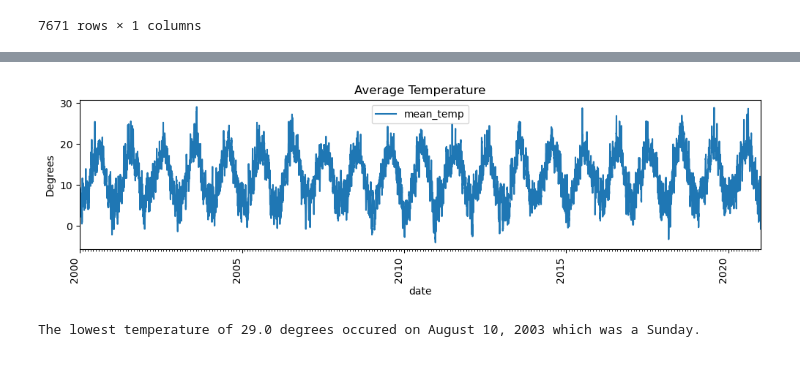
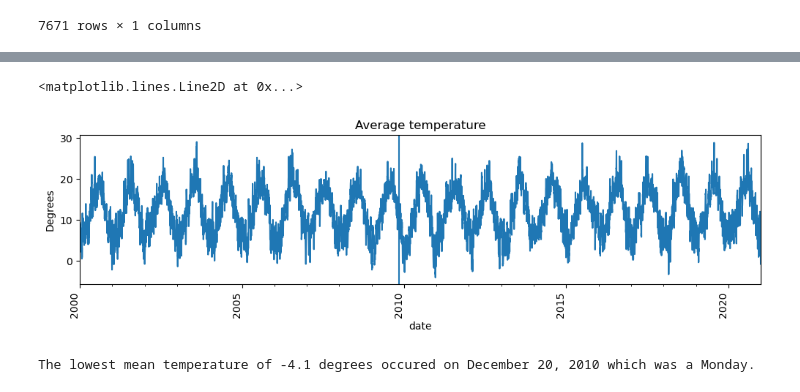
Before and after one commit to brittanymlassiter/Resampling-Datetime-Data-Core, a Jupyter notebook: Resampling Datetime Data.ipynb, the cells around one changed output, grey strips where cells are left out. Cells and saved outputs as stored; diff of their text form; code cells hidden in the pictures.

```diff
--- a/Resampling Datetime Data.ipynb
+++ b/Resampling Datetime Data.ipynb
@@ -263,31 +277,36 @@ plot_mean_df
 # %%
-## Plot the data
-ax = plot_mean_df.plot(figsize=(12,3))
-ax.set(title='Average Temperature', ylabel='Degrees')
+ax = plot_mean_df['mean_temp'].plot(figsize=(12,3))
+ax.set( title='Average temperature',
+      ylabel='Degrees')
+fmt = "%Y"
 
 
 # customize major ticks
 major_loc =  mdates.YearLocator(5)
 major_fmt = mdates.DateFormatter("%Y")
 
-
 ax.xaxis.set_major_locator(major_loc)
 ax.xaxis.set_major_formatter(major_fmt)
 
 
 # customize minor ticks
-minor_loc =  mdates.MonthLocator(interval=1)
+minor_loc =  mdates.YearLocator(1)
+
 ax.xaxis.set_minor_locator(minor_loc)
+
 
 ## Final xdate tweaks
 fig = ax.get_figure()
+fig.autofmt_xdate()
 fig.autofmt_xdate(which='major',rotation=90)
+ax.axvline(max_date, label=max_date.strftime('%B %Y'))
 # %% [output]
+<matplotlib.lines.Line2D at 0x...>
-[figure, old version]
+[figure, new version]
 # %%
-date_min_temp = df['mean_temp'].idxmax()
-min_temp = df['mean_temp'].max()
+date_min_temp = plot_mean_df['mean_temp'].idxmin()
+min_temp = plot_mean_df['mean_temp'].min()
 
-print(f"The lowest temperature of {min_temp} degrees occured on {date_min_temp.strftime('%B %d, %Y')} which was a {date_min_temp.day_name()}.")
+print(f"The lowest mean temperature of {min_temp} degrees occured on {date_min_temp.strftime('%B %d, %Y')} which was a {date_min_temp.day_name()}.")
 # %% [output]
-The lowest temperature of 29.0 degrees occured on August 10, 2003 which was a Sunday.
+The lowest mean temperature of -4.1 degrees occured on December 20, 2010 which was a Monday.
```
Also changed, not shown: parts of 6 cells of this notebook.
